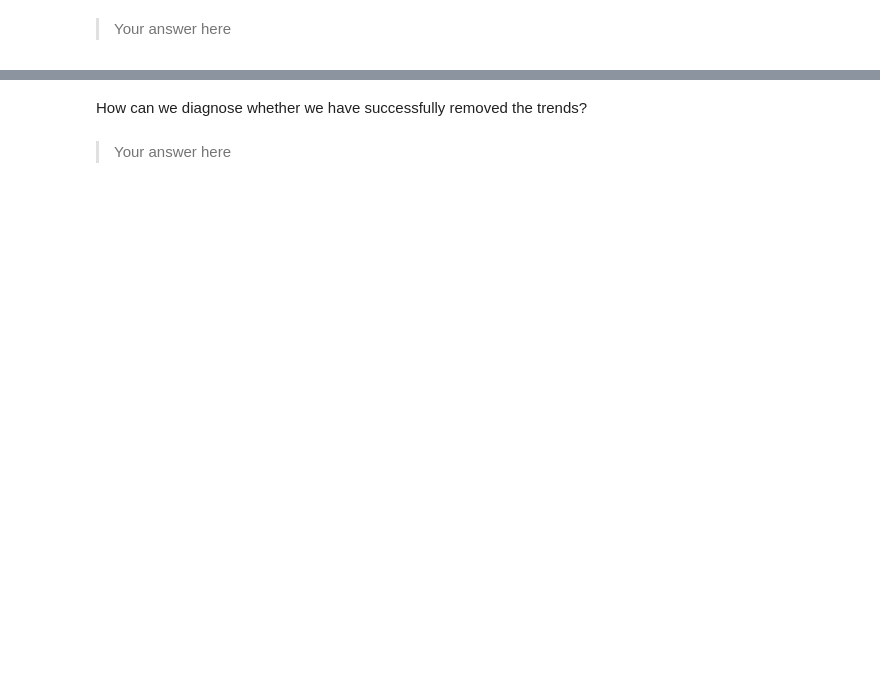
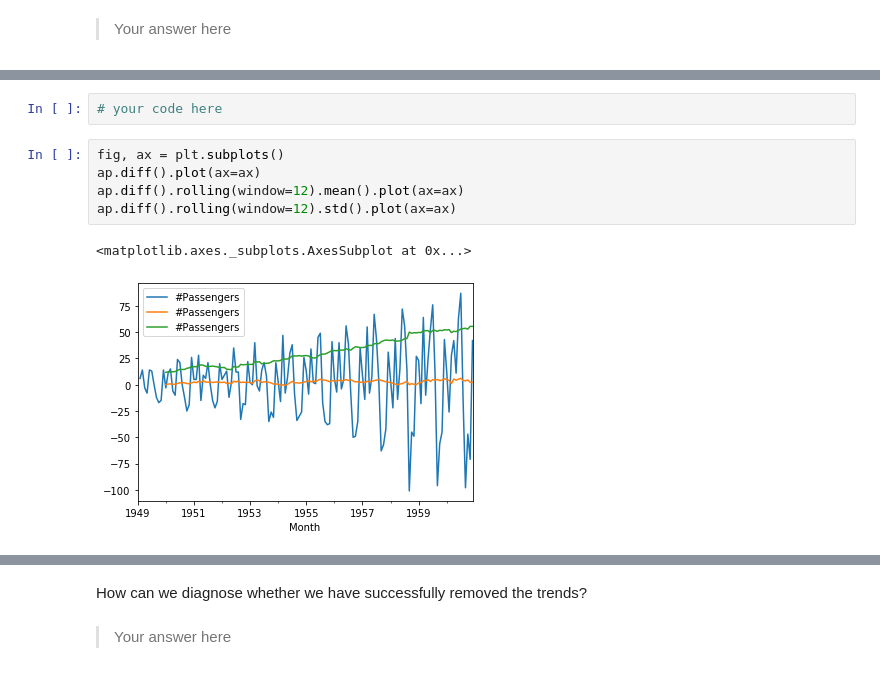
Before and after one commit to flatiron-school/dsc-live-ph4-assessment-review, a Jupyter notebook: index.ipynb, the cells around one changed output, grey strips where cells are left out. Saved outputs shown, nothing was run; the diff lists cells and outputs as text; blank space fills up the shorter version.

```diff
--- a/index.ipynb
+++ b/index.ipynb
@@ -257,0 +308,10 @@ What is the goal of removing those trends?
+# %%
+# your code here
+# %%
+fig, ax = plt.subplots()
+ap.diff().plot(ax=ax)
+ap.diff().rolling(window=12).mean().plot(ax=ax)
+ap.diff().rolling(window=12).std().plot(ax=ax)
+# %% [output]
+<matplotlib.axes._subplots.AxesSubplot at 0x...>
+[figure, added]
```
Also changed, not shown: parts of 29 cells of this notebook, 5 other files.
